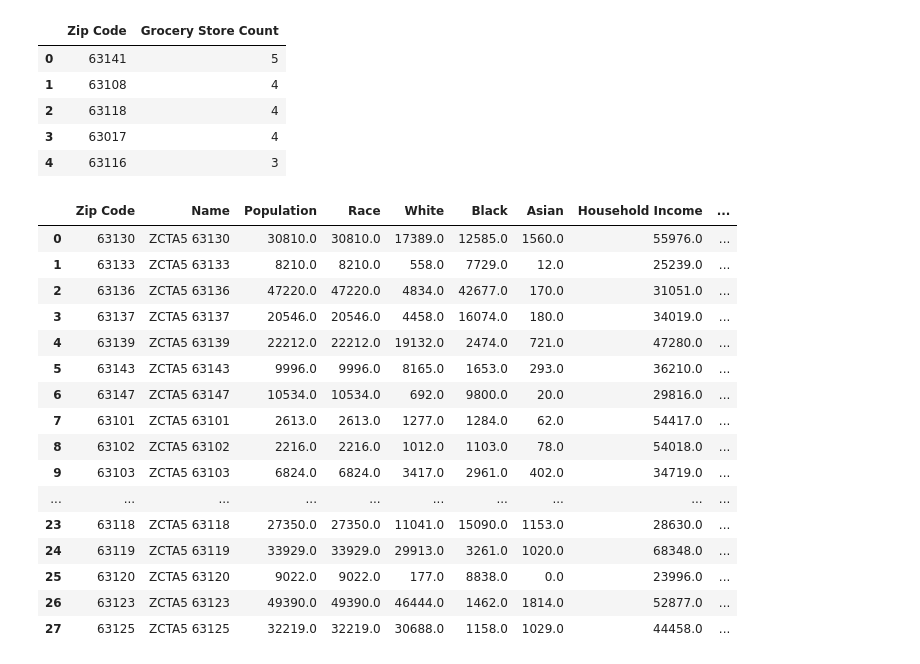
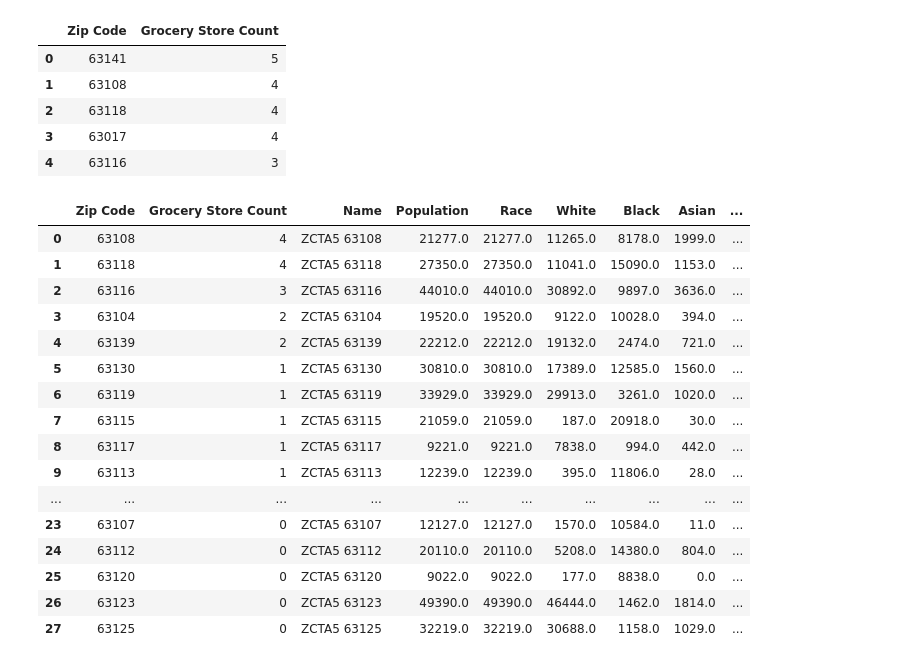
Before and after one commit to brendan2131/Project1, a Jupyter notebook: Food Desert Census Data.ipynb, the cells around one changed output. Saved outputs shown, nothing was run; the diff lists cells and outputs as text; code cells hidden in the pictures.

```diff
--- a/Food Desert Census Data.ipynb
+++ b/Food Desert Census Data.ipynb
@@ -91,25 +91,24 @@ store_count.head()
 | 3 | 63017 | 4 |
 | 4 | 63116 | 3 |
 # %%
-df_complete = pd.merge(
-    census_pd, store_count, how="left", on=["Zip Code", "Zip Code"])
+df_merge = pd.merge(
+    store_count, census_pd, how="right", on=["Zip Code", "Zip Code"])
+df_merge.fillna(0)
+# %% [output]
+|  | Zip Code | Grocery Store Count | Name | Population | Race | White | Black | Asian | ... |
+| 0 | 63108 | 4 | ZCTA5 63108 | 21277.0 | 21277.0 | 11265.0 | 8178.0 | 1999.0 | ... |
+| 1 | 63118 | 4 | ZCTA5 63118 | 27350.0 | 27350.0 | 11041.0 | 15090.0 | 1153.0 | ... |
+| 2 | 63116 | 3 | ZCTA5 63116 | 44010.0 | 44010.0 | 30892.0 | 9897.0 | 3636.0 | ... |
+| 3 | 63104 | 2 | ZCTA5 63104 | 19520.0 | 19520.0 | 9122.0 | 10028.0 | 394.0 | ... |
+| 4 | 63139 | 2 | ZCTA5 63139 | 22212.0 | 22212.0 | 19132.0 | 2474.0 | 721.0 | ... |
+| 5 | 63130 | 1 | ZCTA5 63130 | 30810.0 | 30810.0 | 17389.0 | 12585.0 | 1560.0 | ... |
+| 6 | 63119 | 1 | ZCTA5 63119 | 33929.0 | 33929.0 | 29913.0 | 3261.0 | 1020.0 | ... |
+| 7 | 63115 | 1 | ZCTA5 63115 | 21059.0 | 21059.0 | 187.0 | 20918.0 | 30.0 | ... |
+| 8 | 63117 | 1 | ZCTA5 63117 | 9221.0 | 9221.0 | 7838.0 | 994.0 | 442.0 | ... |
+| 9 | 63113 | 1 | ZCTA5 63113 | 12239.0 | 12239.0 | 395.0 | 11806.0 | 28.0 | ... |
+| ... | ... | ... | ... | ... | ... | ... | ... | ... | ... |
+| 23 | 63107 | 0 | ZCTA5 63107 | 12127.0 | 12127.0 | 1570.0 | 10584.0 | 11.0 | ... |
+| 24 | 63112 | 0 | ZCTA5 63112 | 20110.0 | 20110.0 | 5208.0 | 14380.0 | 804.0 | ... |
+| 25 | 63120 | 0 | ZCTA5 63120 | 9022.0 | 9022.0 | 177.0 | 8838.0 | 0.0 | ... |
+| 26 | 63123 | 0 | ZCTA5 63123 | 49390.0 | 49390.0 | 46444.0 | 1462.0 | 1814.0 | ... |
+| 27 | 63125 | 0 | ZCTA5 63125 | 32219.0 | 32219.0 | 30688.0 | 1158.0 | 1029.0 | ... |
-# %%
-df_complete
-# %% [output]
-|  | Zip Code | Name | Population | Race | White | Black | Asian | Household Income | ... |
-| 0 | 63130 | ZCTA5 63130 | 30810.0 | 30810.0 | 17389.0 | 12585.0 | 1560.0 | 55976.0 | ... |
-| 1 | 63133 | ZCTA5 63133 | 8210.0 | 8210.0 | 558.0 | 7729.0 | 12.0 | 25239.0 | ... |
-| 2 | 63136 | ZCTA5 63136 | 47220.0 | 47220.0 | 4834.0 | 42677.0 | 170.0 | 31051.0 | ... |
-| 3 | 63137 | ZCTA5 63137 | 20546.0 | 20546.0 | 4458.0 | 16074.0 | 180.0 | 34019.0 | ... |
-| 4 | 63139 | ZCTA5 63139 | 22212.0 | 22212.0 | 19132.0 | 2474.0 | 721.0 | 47280.0 | ... |
-| 5 | 63143 | ZCTA5 63143 | 9996.0 | 9996.0 | 8165.0 | 1653.0 | 293.0 | 36210.0 | ... |
-| 6 | 63147 | ZCTA5 63147 | 10534.0 | 10534.0 | 692.0 | 9800.0 | 20.0 | 29816.0 | ... |
-| 7 | 63101 | ZCTA5 63101 | 2613.0 | 2613.0 | 1277.0 | 1284.0 | 62.0 | 54417.0 | ... |
-| 8 | 63102 | ZCTA5 63102 | 2216.0 | 2216.0 | 1012.0 | 1103.0 | 78.0 | 54018.0 | ... |
-| 9 | 63103 | ZCTA5 63103 | 6824.0 | 6824.0 | 3417.0 | 2961.0 | 402.0 | 34719.0 | ... |
-| ... | ... | ... | ... | ... | ... | ... | ... | ... | ... |
-| 23 | 63118 | ZCTA5 63118 | 27350.0 | 27350.0 | 11041.0 | 15090.0 | 1153.0 | 28630.0 | ... |
-| 24 | 63119 | ZCTA5 63119 | 33929.0 | 33929.0 | 29913.0 | 3261.0 | 1020.0 | 68348.0 | ... |
-| 25 | 63120 | ZCTA5 63120 | 9022.0 | 9022.0 | 177.0 | 8838.0 | 0.0 | 23996.0 | ... |
-| 26 | 63123 | ZCTA5 63123 | 49390.0 | 49390.0 | 46444.0 | 1462.0 | 1814.0 | 52877.0 | ... |
-| 27 | 63125 | ZCTA5 63125 | 32219.0 | 32219.0 | 30688.0 | 1158.0 | 1029.0 | 44458.0 | ... |
```
Also changed, not shown: parts of 2 cells of this notebook, 7 other files.
